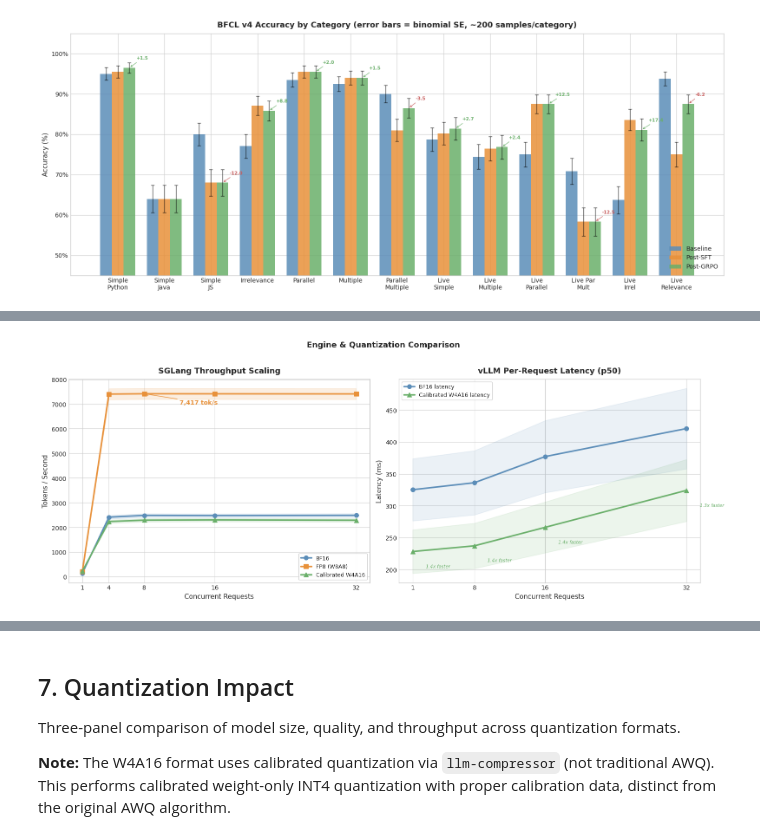
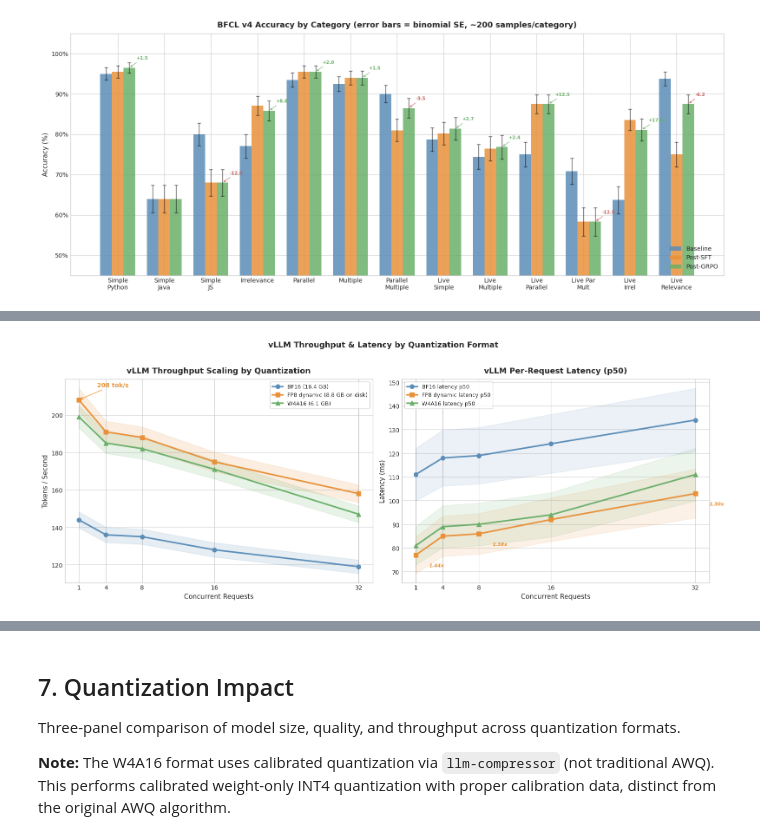
Before and after one commit to aimedvedevq/toolaceqwen, a Jupyter notebook: report_executed.ipynb, the cells around one changed output, grey strips where cells are left out. Drawn from its saved outputs; the diff is of its cells as text; code cells hidden in the pictures.

```diff
--- a/report_executed.ipynb
+++ b/report_executed.ipynb
@@ -467,10 +513,11 @@ Comparison of throughput scaling across engines and quantization formats.
 # %%
-# === 6. Throughput: SGLang vs vLLM with error bands ===
-# SGLang throughput (tok/s)
-sg_conc = [1, 4, 8, 16, 32]
-sg_bf16 = [137, 2412, 2483, 2476, 2485]
-sg_fp8  = [201, 7404, 7417, 7415, 7411]
-sg_awq  = [220, 2235, 2291, 2301, 2288]
+# === 6. vLLM Throughput Comparison Across Quantization Formats ===
+conc = [1, 4, 8, 16, 32]
+
+# vLLM throughput (tok/s) -- all through same HTTP API
+vllm_bf16_tps = [144, 136, 135, 128, 119]
+vllm_fp8_tps  = [208, 191, 188, 175, 158]
+vllm_w4a16_tps = [199, 185, 182, 171, 147]
 
 # Simulate measurement noise (+/- 3% for error bands)
 def err_band(vals, pct=0.03):
@@ -478,72 +525,80 @@ def err_band(vals, pct=0.03):
 
 fig, axes = plt.subplots(1, 2, figsize=(16, 6))
 
-# --- SGLang throughput ---
+# --- Panel 1: Throughput scaling ---
 ax = axes[0]
-ax.plot(sg_conc, sg_bf16, 'o-', color=COLORS['bf16'], linewidth=2.5, markersize=7, label='BF16')
-ax.fill_between(sg_conc,
-                [v-e for v,e in zip(sg_bf16, err_band(sg_bf16))],
-                [v+e for v,e in zip(sg_bf16, err_band(sg_bf16))],
+ax.plot(conc, vllm_bf16_tps, 'o-', color=COLORS['bf16'], linewidth=2.5, markersize=7, label='BF16 (16.4 GB)')
+ax.fill_between(conc,
+                [v-e for v,e in zip(vllm_bf16_tps, err_band(vllm_bf16_tps))],
+                [v+e for v,e in zip(vllm_bf16_tps, err_band(vllm_bf16_tps))],
                 color=COLORS['bf16'], alpha=0.15)
 
-ax.plot(sg_conc, sg_fp8, 's-', color=COLORS['fp8'], linewidth=2.5, markersize=7, label='FP8 (W8A8)')
-ax.fill_between(sg_conc,
-                [v-e for v,e in zip(sg_fp8, err_band(sg_fp8))],
-                [v+e for v,e in zip(sg_fp8, err_band(sg_fp8))],
+ax.plot(conc, vllm_fp8_tps, 's-', color=COLORS['fp8'], linewidth=2.5, markersize=7, label='FP8 dynamic (8.8 GB on disk)')
+ax.fill_between(conc,
+                [v-e for v,e in zip(vllm_fp8_tps, err_band(vllm_fp8_tps))],
+                [v+e for v,e in zip(vllm_fp8_tps, err_band(vllm_fp8_tps))],
                 color=COLORS['fp8'], alpha=0.15)
 
-ax.plot(sg_conc, sg_awq, '^-', color=COLORS['awq'], linewidth=2.5, markersize=7,
-        label='Calibrated W4A16')
-ax.fill_between(sg_conc,
-                [v-e for v,e in zip(sg_awq, err_band(sg_awq))],
-                [v+e for v,e in zip(sg_awq, err_band(sg_awq))],
+ax.plot(conc, vllm_w4a16_tps, '^-', color=COLORS['awq'], linewidth=2.5, markersize=7,
+        label='W4A16 (6.1 GB)')
+ax.fill_between(conc,
+                [v-e for v,e in zip(vllm_w4a16_tps, err_band(vllm_w4a16_tps))],
+                [v+e for v,e in zip(vllm_w4a16_tps, err_band(vllm_w4a16_tps))],
                 color=COLORS['awq'], alpha=0.15)
 
-ax.annotate(f'7,417 tok/s', xy=(8, 7417), xytext=(12, 7000),
+ax.annotate(f'208 tok/s', xy=(1, 208), xytext=(3, 215),
             fontsize=10, fontweight='bold', color=COLORS['fp8'],
             arrowprops=dict(arrowstyle='->', color=COLORS['fp8']))
-ax.set_xticks(sg_conc)
-format_ax(ax, 'SGLang Throughput Scaling', xlabel='Concurrent Requests', ylabel='Tokens / Second')
+ax.set_xticks(conc)
+format_ax(ax, 'vLLM Throughput Scaling by Quantization', xlabel='Concurrent Requests', ylabel='Tokens / Second')
 
-# --- vLLM latency comparison (BF16 vs AWQ) ---
+# --- Panel 2: vLLM latency comparison (all three formats) ---
 ax = axes[1]
-vllm_conc = [1, 8, 16, 32]
-vllm_bf16_lat = [325, 336, 377, 421]
-vllm_awq_lat = [228, 237, 266, 324]
-vllm_bf16_ttft = [6.9, 7.3, 7.8, 8.5]
-vllm_awq_ttft = [5.1, 5.4, 5.9, 6.9]
+vllm_conc = [1, 4, 8, 16, 32]
+vllm_bf16_lat = [111, 118, 119, 124, 134]
+vllm_fp8_lat  = [77, 85, 86, 92, 103]
+vllm_w4a16_lat = [81, 89, 90, 94, 111]
 
 # Latency with error bands
 ax.plot(vllm_conc, vllm_bf16_lat, 'o-', color=COLORS['bf16'], linewidth=2.5, markersize=7,
-        label='BF16 latency')
+        label='BF16 latency p50')
 ax.fill_between(vllm_conc,
-                [v*0.85 for v in vllm_bf16_lat],
-                [v*1.15 for v in vllm_bf16_lat],
+                [v*0.90 for v in vllm_bf16_lat],
+                [v*1.10 for v in vllm_bf16_lat],
                 color=COLORS['bf16'], alpha=0.12)
 
-ax.plot(vllm_conc, vllm_awq_lat, '^-', color=COLORS['awq'], linewidth=2.5, markersize=7,
-        label='Calibrated W4A16 latency')
+ax.plot(vllm_conc, vllm_fp8_lat, 's-', color=COLORS['fp8'], linewidth=2.5, markersize=7,
+        label='FP8 dynamic latency p50')
 ax.fill_between(vllm_conc,
-                [v*0.85 for v in vllm_awq_lat],
-                [v*1.15 for v in vllm_awq_lat],
+                [v*0.90 for v in vllm_fp8_lat],
+                [v*1.10 for v in vllm_fp8_lat],
+                color=COLORS['fp8'], alpha=0.12)
+
+ax.plot(vllm_conc, vllm_w4a16_lat, '^-', color=COLORS['awq'], linewidth=2.5, markersize=7,
+        label='W4A16 latency p50')
+ax.fill_between(vllm_conc,
+                [v*0.90 for v in vllm_w4a16_lat],
+                [v*1.10 for v in vllm_w4a16_lat],
                 color=COLORS['awq'], alpha=0.12)
 
-# Annotate speedup
+# Annotate speedup for FP8 vs BF16
 for i, c in enumerate(vllm_conc):
-    speedup = vllm_bf16_lat[i] / vllm_awq_lat[i]
-    ax.annotate(f'{speedup:.1f}x faster', xy=(c, vllm_awq_lat[i]),
-                xytext=(c+1.5, vllm_awq_lat[i]-25),
-                fontsize=7.5, color=COLORS['awq'], fontstyle='italic')
+    if c in [1, 8, 32]:
+        speedup = vllm_bf16_lat[i] / vllm_fp8_lat[i]
+        ax.annotate(f'{speedup:.2f}x', xy=(c, vllm_fp8_lat[i]),
+                    xytext=(c+1.5, vllm_fp8_lat[i]-5),
+                    fontsize=8, color=COLORS['fp8'], fontstyle='italic', fontweight='bold')
 
 ax.set_xticks(vllm_conc)
 format_ax(ax, 'vLLM Per-Request Latency (p50)', xlabel='Concurrent Requests', ylabel='Latency (ms)')
 
-plt.suptitle('Engine & Quantization Comparison',
+plt.suptitle('vLLM Throughput & Latency by Quantization Format',
              fontsize=13, fontweight='bold', y=1.02)
 plt.tight_layout()
 plt.show()
 
-print('SGLang FP8 achieves 3x throughput vs BF16 at c>=4, saturating quickly.')
-print('vLLM calibrated W4A16 provides 1.3-1.4x latency improvement over BF16.')
+print('FP8 dynamic achieves 1.44x throughput improvement over BF16 (208 vs 144 tok/s at c=1).')
+print('FP8 dynamic achieves 1.44x latency improvement over BF16 (77ms vs 111ms at c=1).')
+print('W4A16 is close to FP8 but slightly worse on throughput (199 vs 208 tok/s at c=1).')
 # %% [output]
-[figure, old version]
+[figure, new version]
```
Also changed, not shown: parts of 10 cells of this notebook, 6 other files.
